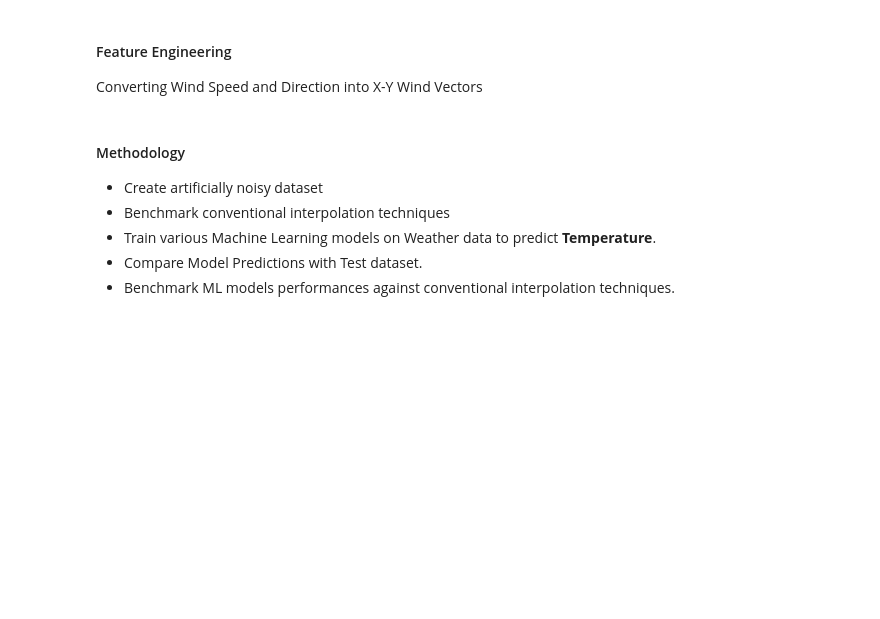
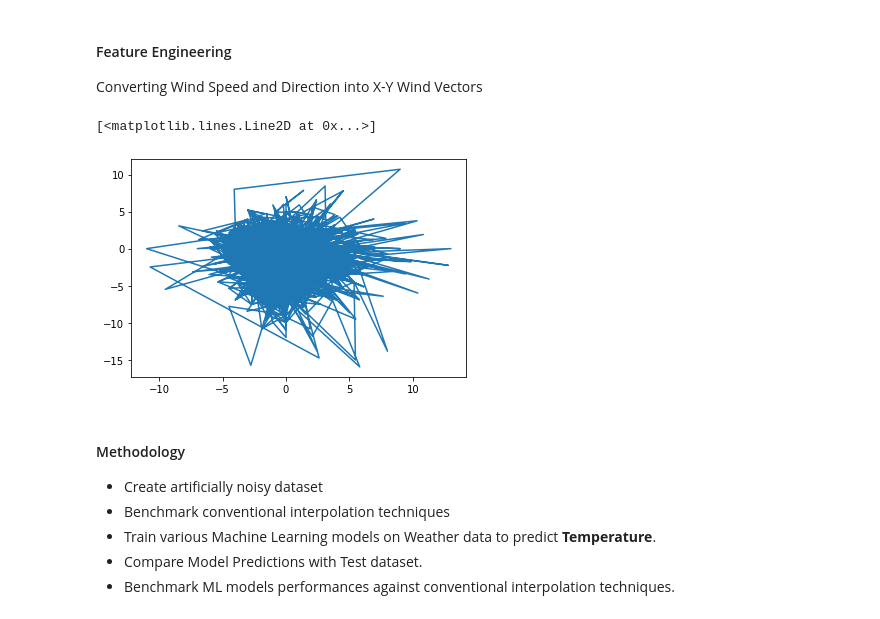
Before and after one commit to franticOreo/WeatherInterpolation, a Jupyter notebook: WeatherDataInterpolation-wo_noise_generation.ipynb, the cells around one changed output. Saved outputs shown, nothing was run; the diff lists cells and outputs as text; code cells hidden in the pictures; blank space fills up the shorter version.

```diff
--- a/WeatherDataInterpolation-wo_noise_generation.ipynb
+++ b/WeatherDataInterpolation-wo_noise_generation.ipynb
@@ -105,6 +105,11 @@ wd_rad = df.pop('wind_d')*np.pi / 180
 # Calculate the wind x and y components.
 df['wind_x'] = wv*np.cos(wd_rad)
 df['wind_y'] = wv*np.sin(wd_rad)
+# %%
+plt.plot(df['wind_x'], df['wind_y'])
+# %% [output]
+[<matplotlib.lines.Line2D at 0x...>]
+[figure, added]
 # %% [markdown]
 #### Methodology
 - Create artificially noisy dataset
```
Also changed, not shown: parts of 42 cells of this notebook, 1 other file.
